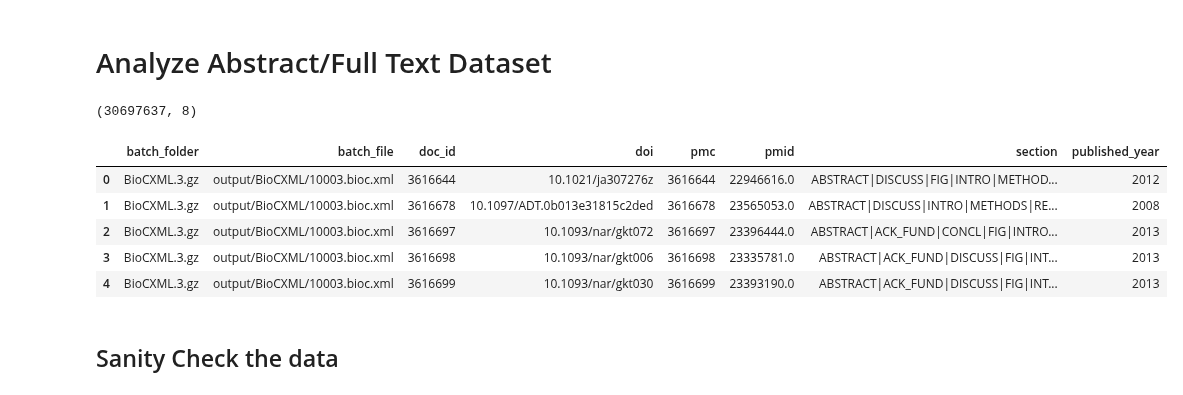
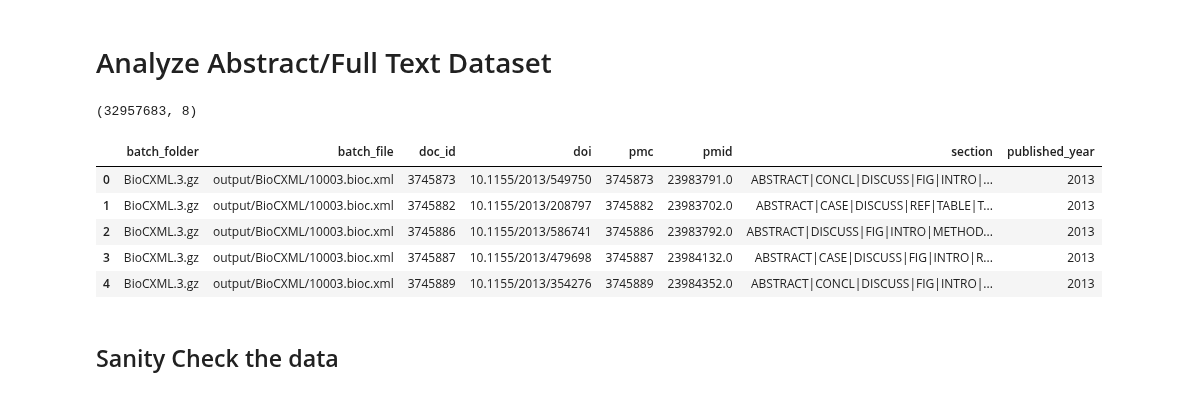
Before and after one commit to greenelab/biovectors, a Jupyter notebook: exploratory_data_analysis/pubtator_exploratory_data_analysis.ipynb, the cells around one changed output. Saved outputs shown, nothing was run; the diff lists cells and outputs as text; code cells hidden in the pictures.

```diff
--- a/exploratory_data_analysis/pubtator_exploratory_data_analysis.ipynb
+++ b/exploratory_data_analysis/pubtator_exploratory_data_analysis.ipynb
@@ -125,17 +125,17 @@ if not Path("output/pmc_metadata.tsv.xz").exists():
 # %% [markdown]
 # Analyze Abstract/Full Text Dataset
 # %%
-pubtator_central_metadata_df = pd.read_csv("output/pmc_metadata_2.tsv.xz", sep="\t")
+pubtator_central_metadata_df = pd.read_csv("output/pmc_metadata_full.tsv.xz", sep="\t")
 print(pubtator_central_metadata_df.shape)
 pubtator_central_metadata_df.head()
 # %% [output]
-(30697637, 8)
+(32957683, 8)
 |  | batch_folder | batch_file | doc_id | doi | pmc | pmid | section | published_year |
-| 0 | BioCXML.3.gz | output/BioCXML/10003.bioc.xml | 3616644 | 10.1021/ja307276z | 3616644 | 22946616.0 | ABSTRACT|DISCUSS|FIG|INTRO|METHOD... | 2012 |
-| 1 | BioCXML.3.gz | output/BioCXML/10003.bioc.xml | 3616678 | 10.1097/ADT.0b013e31815c2ded | 3616678 | 23565053.0 | ABSTRACT|DISCUSS|INTRO|METHODS|RE... | 2008 |
-| 2 | BioCXML.3.gz | output/BioCXML/10003.bioc.xml | 3616697 | 10.1093/nar/gkt072 | 3616697 | 23396444.0 | ABSTRACT|ACK_FUND|CONCL|FIG|INTRO... | 2013 |
-| 3 | BioCXML.3.gz | output/BioCXML/10003.bioc.xml | 3616698 | 10.1093/nar/gkt006 | 3616698 | 23335781.0 | ABSTRACT|ACK_FUND|DISCUSS|FIG|INT... | 2013 |
-| 4 | BioCXML.3.gz | output/BioCXML/10003.bioc.xml | 3616699 | 10.1093/nar/gkt030 | 3616699 | 23393190.0 | ABSTRACT|ACK_FUND|DISCUSS|FIG|INT... | 2013 |
+| 0 | BioCXML.3.gz | output/BioCXML/10003.bioc.xml | 3745873 | 10.1155/2013/549750 | 3745873 | 23983791.0 | ABSTRACT|CONCL|DISCUSS|FIG|INTRO|... | 2013 |
+| 1 | BioCXML.3.gz | output/BioCXML/10003.bioc.xml | 3745882 | 10.1155/2013/208797 | 3745882 | 23983702.0 | ABSTRACT|CASE|DISCUSS|REF|TABLE|T... | 2013 |
+| 2 | BioCXML.3.gz | output/BioCXML/10003.bioc.xml | 3745886 | 10.1155/2013/586741 | 3745886 | 23983792.0 | ABSTRACT|DISCUSS|FIG|INTRO|METHOD... | 2013 |
+| 3 | BioCXML.3.gz | output/BioCXML/10003.bioc.xml | 3745887 | 10.1155/2013/479698 | 3745887 | 23984132.0 | ABSTRACT|CASE|DISCUSS|FIG|INTRO|R... | 2013 |
+| 4 | BioCXML.3.gz | output/BioCXML/10003.bioc.xml | 3745889 | 10.1155/2013/354276 | 3745889 | 23984352.0 | ABSTRACT|CONCL|DISCUSS|FIG|INTRO|... | 2013 |
 # %% [markdown]
 ## Sanity Check the data
 # %%
```
Also changed, not shown: parts of 2 cells of this notebook, 5 other files.
